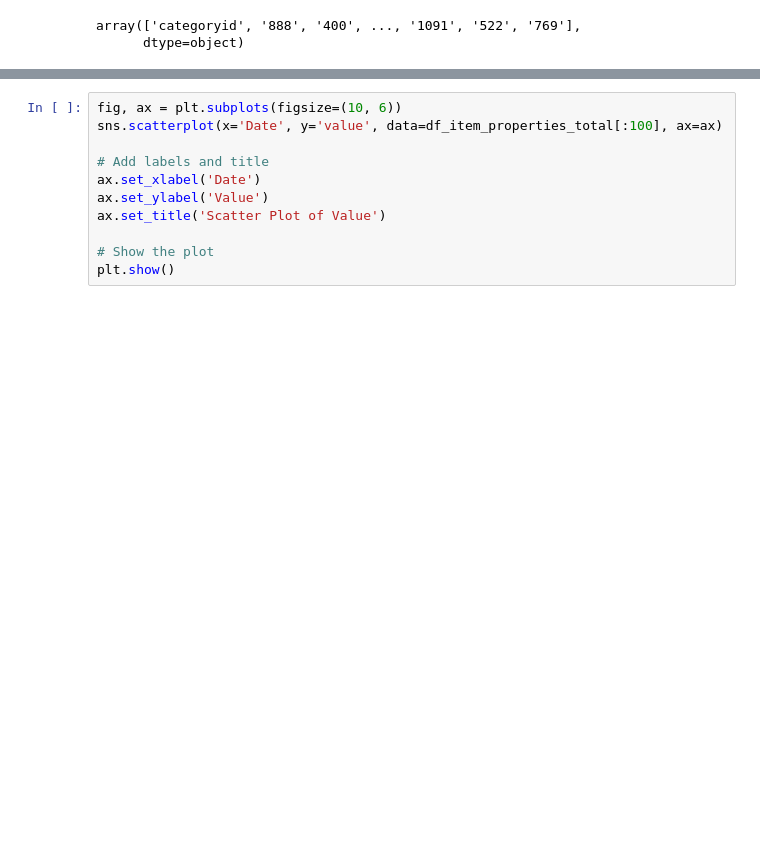
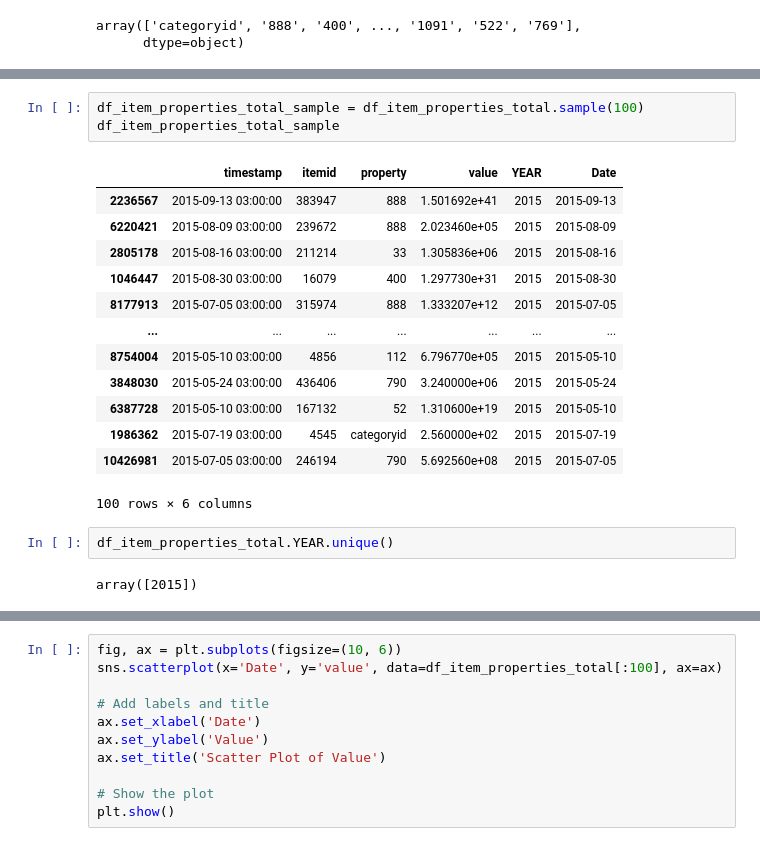
Before and after one commit to belladu0201/Deep_RL_Recommender_System, a Jupyter notebook: 10_Code/railrocket_eda_Beibei_Du_AIPI531_SP23.ipynb, the cells around one changed output, grey strips where cells are left out. Saved outputs shown, nothing was run; the diff lists cells and outputs as text; blank space fills up the shorter version.

```diff
--- a/10_Code/railrocket_eda_Beibei_Du_AIPI531_SP23.ipynb
+++ b/10_Code/railrocket_eda_Beibei_Du_AIPI531_SP23.ipynb
@@ -333,0 +386,21 @@ array(['categoryid', '888', '400', ..., '1091', '522', '769'],
+# %%
+df_item_properties_total_sample = df_item_properties_total.sample(100)
+df_item_properties_total_sample
+# %% [output]
+|  | timestamp | itemid | property | value | YEAR | Date |
+| 2236567 | 2015-09-13 03:00:00 | 383947 | 888 | 1.501692e+41 | 2015 | 2015-09-13 |
+| 6220421 | 2015-08-09 03:00:00 | 239672 | 888 | 2.023460e+05 | 2015 | 2015-08-09 |
+| 2805178 | 2015-08-16 03:00:00 | 211214 | 33 | 1.305836e+06 | 2015 | 2015-08-16 |
+| 1046447 | 2015-08-30 03:00:00 | 16079 | 400 | 1.297730e+31 | 2015 | 2015-08-30 |
+| 8177913 | 2015-07-05 03:00:00 | 315974 | 888 | 1.333207e+12 | 2015 | 2015-07-05 |
+| ... | ... | ... | ... | ... | ... | ... |
+| 8754004 | 2015-05-10 03:00:00 | 4856 | 112 | 6.796770e+05 | 2015 | 2015-05-10 |
+| 3848030 | 2015-05-24 03:00:00 | 436406 | 790 | 3.240000e+06 | 2015 | 2015-05-24 |
+| 6387728 | 2015-05-10 03:00:00 | 167132 | 52 | 1.310600e+19 | 2015 | 2015-05-10 |
+| 1986362 | 2015-07-19 03:00:00 | 4545 | categoryid | 2.560000e+02 | 2015 | 2015-07-19 |
+| 10426981 | 2015-07-05 03:00:00 | 246194 | 790 | 5.692560e+08 | 2015 | 2015-07-05 |
+100 rows × 6 columns
+# %%
+df_item_properties_total.YEAR.unique()
+# %% [output]
+array([2015])
```
Also changed, not shown: parts of 8 cells of this notebook.
